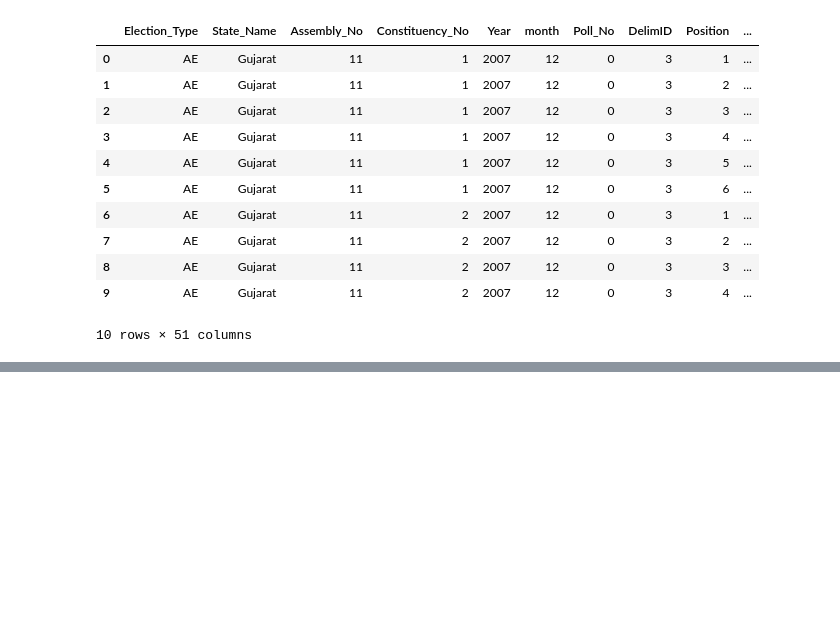
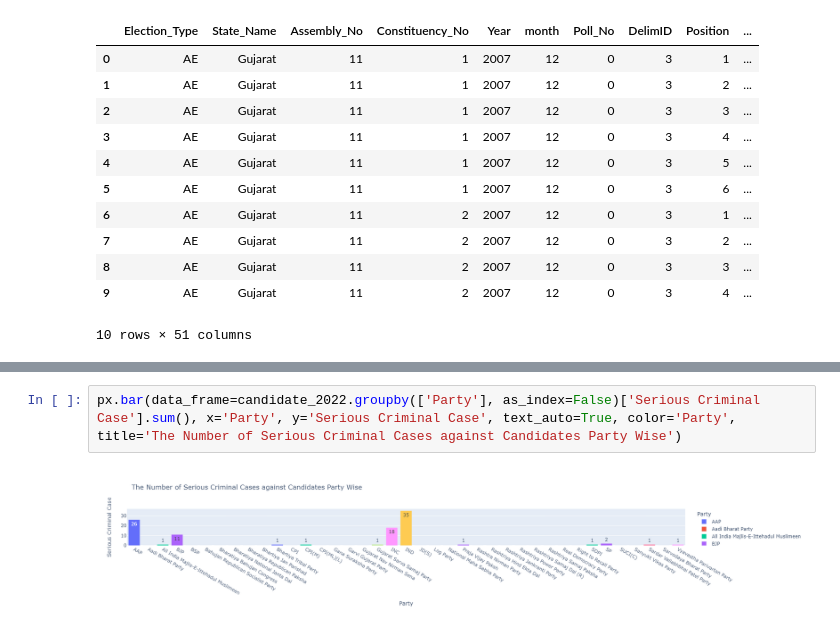
Before and after one commit to abhilashajay-dev/Gujarat-2022, a Jupyter notebook: Gujarat_Election.ipynb, the cells around one changed output, grey strips where cells are left out. Drawn from its saved outputs; the diff is of its cells as text; blank space fills up the shorter version.

```diff
--- a/Gujarat_Election.ipynb
+++ b/Gujarat_Election.ipynb
@@ -343,0 +469,4 @@ winner_df[winner_df['Year']==2007]
+# %%
+px.bar(data_frame=candidate_2022.groupby(['Party'], as_index=False)['Serious Criminal Case'].sum(), x='Party', y='Serious Criminal Case', text_auto=True, color='Party', title='The Number of Serious Criminal Cases against Candidates Party Wise')
+# %% [output]
+[figure, added]
```
Also changed, not shown: parts of 26 cells of this notebook, 7 other files.
